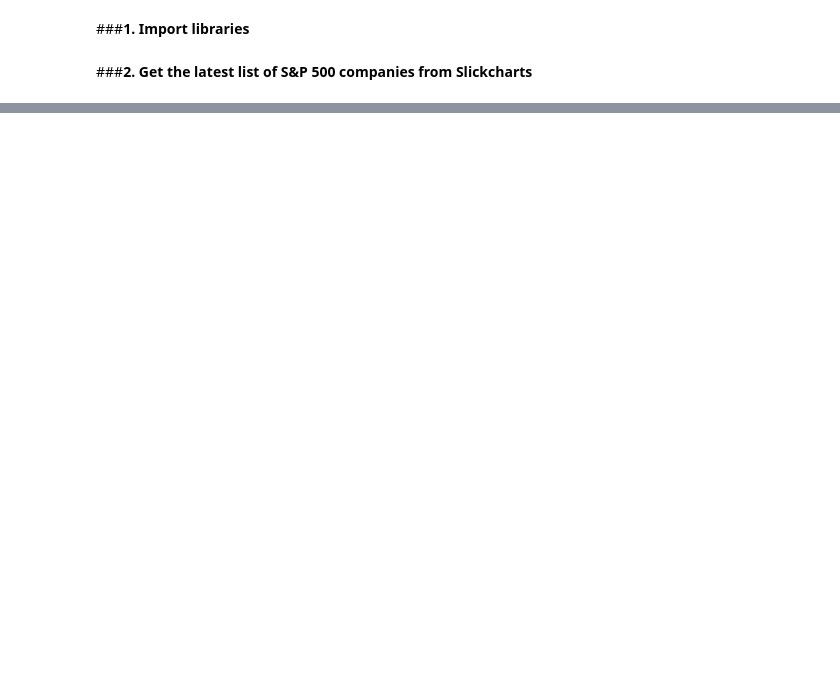
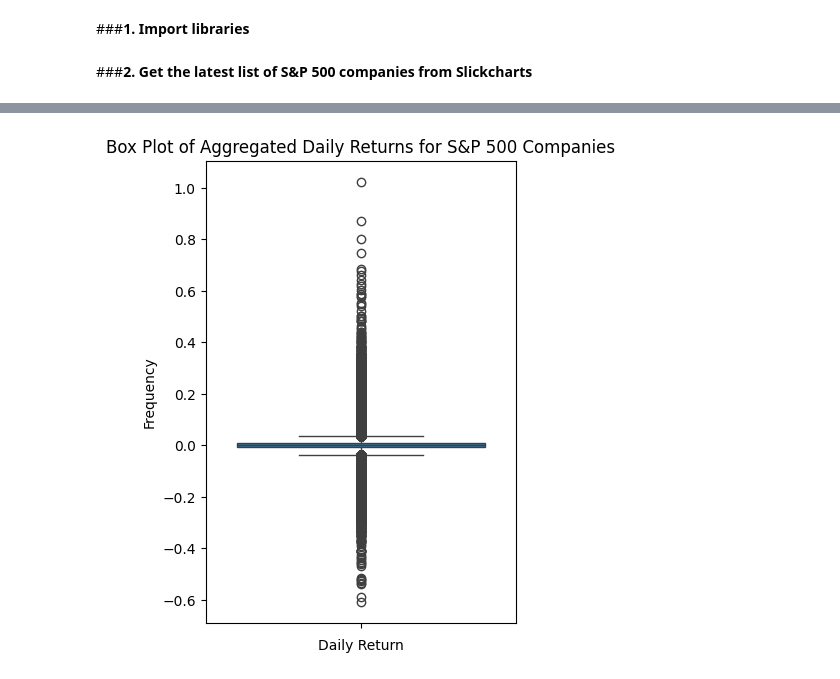
Before and after one commit to Hyshubham2504/Clustering-Based-Approach-as-an-Alternative-to-Industry-Classification, a Jupyter notebook: First_Approach.ipynb, the cells around one changed output, grey strips where cells are left out. Drawn from its saved outputs; the diff is of its cells as text; code cells hidden in the pictures; blank space fills up the shorter version.

```diff
--- a/First_Approach.ipynb
+++ b/First_Approach.ipynb
@@ -51,0 +160,11 @@ for ticker in SP500_tickers:
+# %%
+aggregated_return = daily_return_df.stack()
+
+plt.figure(figsize=(4, 6))
+sns.boxplot(aggregated_return)
+plt.title('Box Plot of Aggregated Daily Returns for S&P 500 Companies')
+plt.xlabel('Daily Return')
+plt.ylabel('Frequency')
+plt.show()
+# %% [output]
+[figure, added]
```
Also changed, not shown: parts of 50 cells of this notebook.
